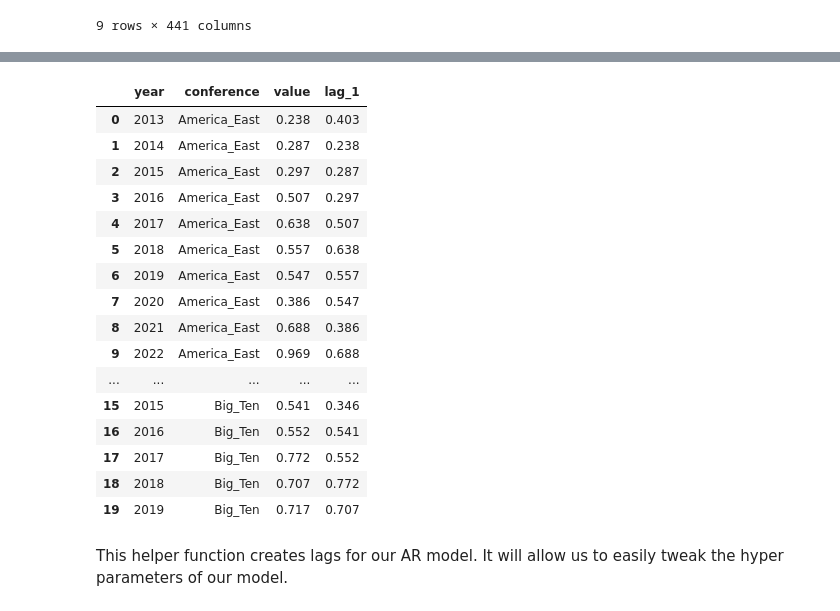
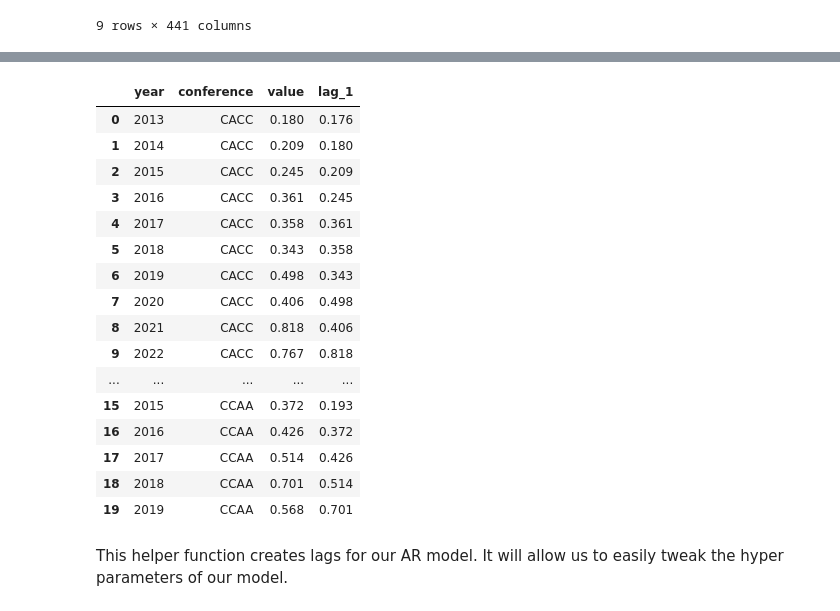
Before and after one commit to jeremym3817/DS4420-BiggsMarino-Final-Project, a Jupyter notebook: Jeremy Marino - DS4420 TimeSeries.ipynb, the cells around one changed output, grey strips where cells are left out. Drawn from its saved outputs; the diff is of its cells as text; code cells hidden in the pictures.

```diff
--- a/Jeremy Marino - DS4420 TimeSeries.ipynb
+++ b/Jeremy Marino - DS4420 TimeSeries.ipynb
@@ -447,7 +452,7 @@ sec_season_stats
 | K/9 | 7.442 | 7.057 | 7.014 | 7.993 | 8.421 | 8.707 | 8.757 | 9.407 | 10.721 | 10.050 | ... |
 | K/BB | 2.567 | 2.233 | 2.274 | 2.343 | 2.520 | 2.477 | 2.416 | 2.559 | 3.308 | 2.764 | ... |
 # %%
-def build_panel(df, metric, lag=1):
+def build_panel(df, metric, lag=1, div=1):
     """
     Reshape conference DataFrame into a long-format panel with lagged features.
 
@@ -455,7 +460,7 @@ def build_panel(df, metric, lag=1):
         year | conference | value | lag_1 | lag_2 | ...
     """
     rows = []
-    for conf in DIV_1_CONFERENCES:
+    for conf in CONFERENCE_DICT[div]:
         cols = sorted(
             [c for c in df.columns if c.startswith(f'{conf}_')],
             key=lambda c: int(c.split('_')[-1])
@@ -475,26 +480,26 @@ def build_panel(df, metric, lag=1):
 
     return pd.DataFrame(rows)
 # %%
-df_panel = build_panel(divison_1_df, metric='HRPG', lag=1)
+df_panel = build_panel(divison_2_df, metric='HRPG', lag=1, div=2)
 df_panel.head(20)
 # %% [output]
 |  | year | conference | value | lag_1 |
-| 0 | 2013 | America_East | 0.238 | 0.403 |
-| 1 | 2014 | America_East | 0.287 | 0.238 |
-| 2 | 2015 | America_East | 0.297 | 0.287 |
-| 3 | 2016 | America_East | 0.507 | 0.297 |
-| 4 | 2017 | America_East | 0.638 | 0.507 |
-| 5 | 2018 | America_East | 0.557 | 0.638 |
-| 6 | 2019 | America_East | 0.547 | 0.557 |
-| 7 | 2020 | America_East | 0.386 | 0.547 |
-| 8 | 2021 | America_East | 0.688 | 0.386 |
-| 9 | 2022 | America_East | 0.969 | 0.688 |
+| 0 | 2013 | CACC | 0.180 | 0.176 |
+| 1 | 2014 | CACC | 0.209 | 0.180 |
+| 2 | 2015 | CACC | 0.245 | 0.209 |
+| 3 | 2016 | CACC | 0.361 | 0.245 |
+| 4 | 2017 | CACC | 0.358 | 0.361 |
+| 5 | 2018 | CACC | 0.343 | 0.358 |
+| 6 | 2019 | CACC | 0.498 | 0.343 |
+| 7 | 2020 | CACC | 0.406 | 0.498 |
+| 8 | 2021 | CACC | 0.818 | 0.406 |
+| 9 | 2022 | CACC | 0.767 | 0.818 |
 | ... | ... | ... | ... | ... |
-| 15 | 2015 | Big_Ten | 0.541 | 0.346 |
-| 16 | 2016 | Big_Ten | 0.552 | 0.541 |
-| 17 | 2017 | Big_Ten | 0.772 | 0.552 |
-| 18 | 2018 | Big_Ten | 0.707 | 0.772 |
-| 19 | 2019 | Big_Ten | 0.717 | 0.707 |
+| 15 | 2015 | CCAA | 0.372 | 0.193 |
+| 16 | 2016 | CCAA | 0.426 | 0.372 |
+| 17 | 2017 | CCAA | 0.514 | 0.426 |
+| 18 | 2018 | CCAA | 0.701 | 0.514 |
+| 19 | 2019 | CCAA | 0.568 | 0.701 |
 # %% [markdown]
 This helper function creates lags for our AR model. It will allow us to easily tweak the hyper parameters of our model.
 # %% [markdown]
```
Also changed, not shown: parts of 17 cells of this notebook.
